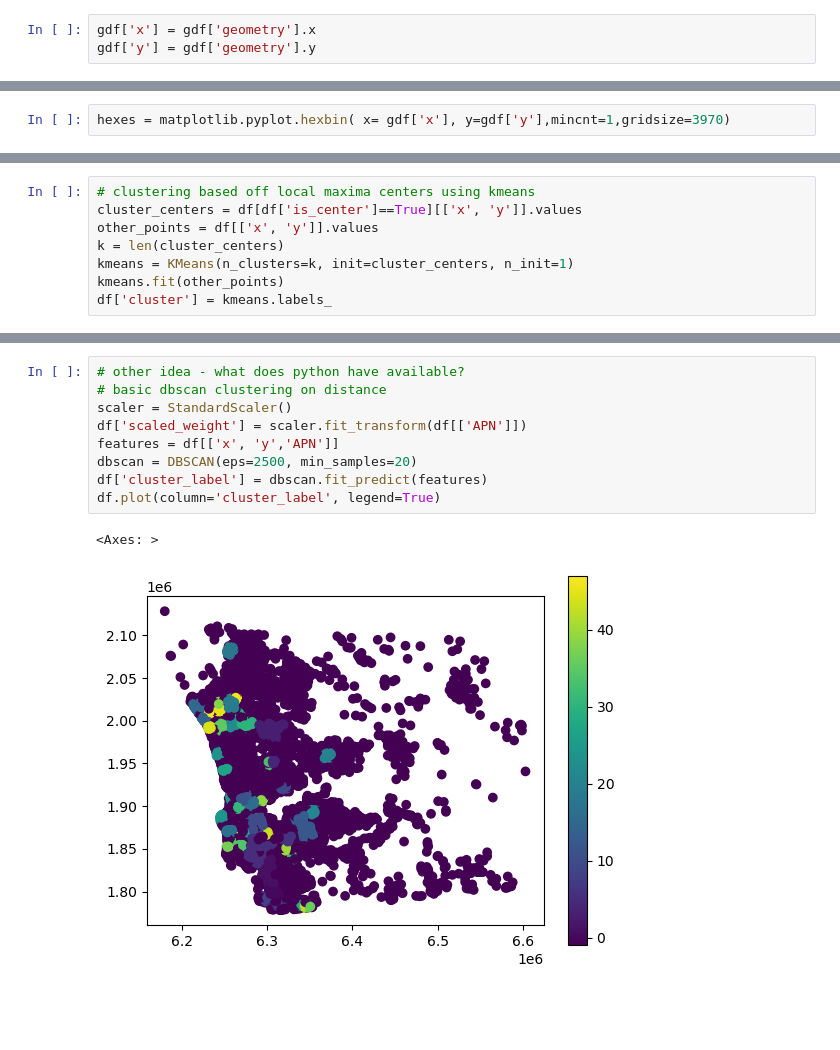
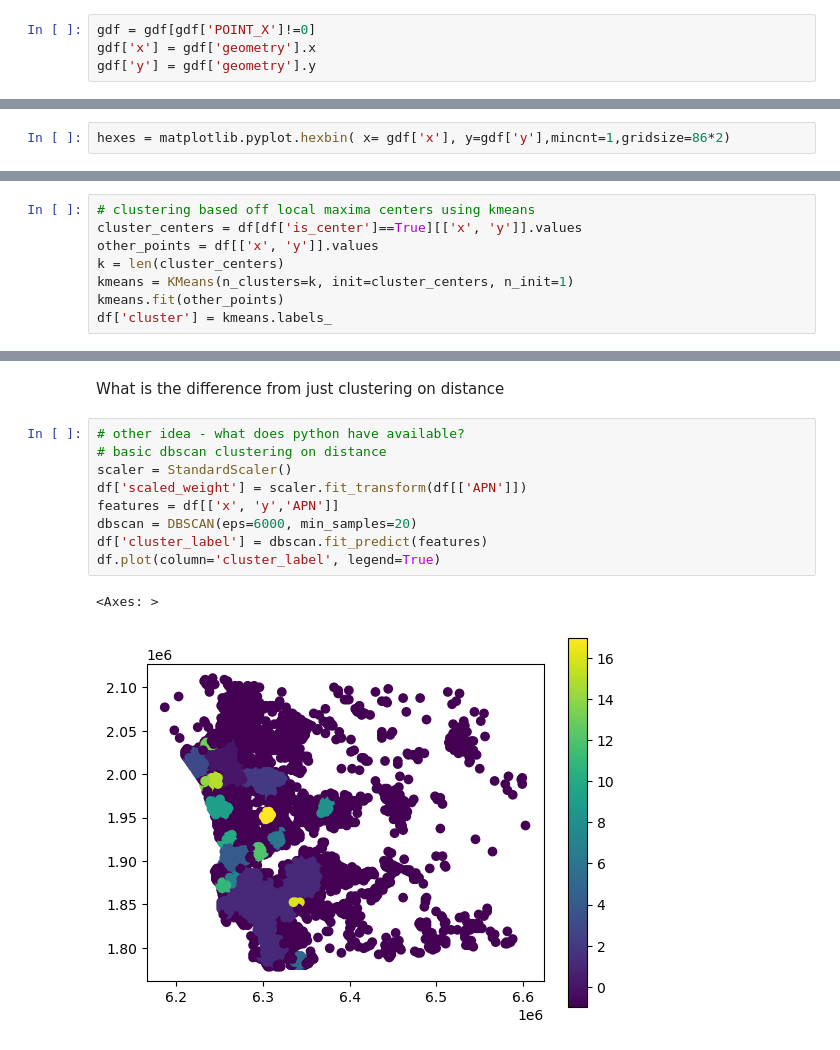
Before and after one commit to michaelmss/DSC180A-Activity-Centers, a Jupyter notebook: Notebooks/Hexbins.ipynb, the cells around one changed output, grey strips where cells are left out. Cells and saved outputs as stored; diff of their text form; blank space fills up the shorter version.

```diff
--- a/Notebooks/Hexbins.ipynb
+++ b/Notebooks/Hexbins.ipynb
@@ -10,5 +12,6 @@ import numpy as np
 # %%
 gdf = gpd.read_file("../data/SANGIS/BUSINESS_SITES/BUSINESS_SITES.shp")
 # %%
+gdf = gdf[gdf['POINT_X']!=0]
 gdf['x'] = gdf['geometry'].x
 gdf['y'] = gdf['geometry'].y
@@ -15,3 +34,3 @@ gdf['y'] = gdf['geometry'].y
 # %%
-hexes = matplotlib.pyplot.hexbin( x= gdf['x'], y=gdf['y'],mincnt=1,gridsize=3970)
+hexes = matplotlib.pyplot.hexbin( x= gdf['x'], y=gdf['y'],mincnt=1,gridsize=86*2)
 # %% [output]
@@ -70,15 +95,17 @@ df.plot(column='cluster', legend=True)
+# %% [markdown]
+What is the difference from just clustering on distance
 # %%
 # other idea - what does python have available?
 # basic dbscan clustering on distance
 scaler = StandardScaler()
 df['scaled_weight'] = scaler.fit_transform(df[['APN']])
 features = df[['x', 'y','APN']]
-dbscan = DBSCAN(eps=2500, min_samples=20)
+dbscan = DBSCAN(eps=6000, min_samples=20)
 df['cluster_label'] = dbscan.fit_predict(features)
 df.plot(column='cluster_label', legend=True)
 # %% [output]
 <Axes: >
-[figure, old version]
+[figure, new version]
 # %%
 # other idea - db scan but for just the counts to find local maxima?
 scaler = StandardScaler()
```
Also changed, not shown: parts of 13 cells of this notebook.
